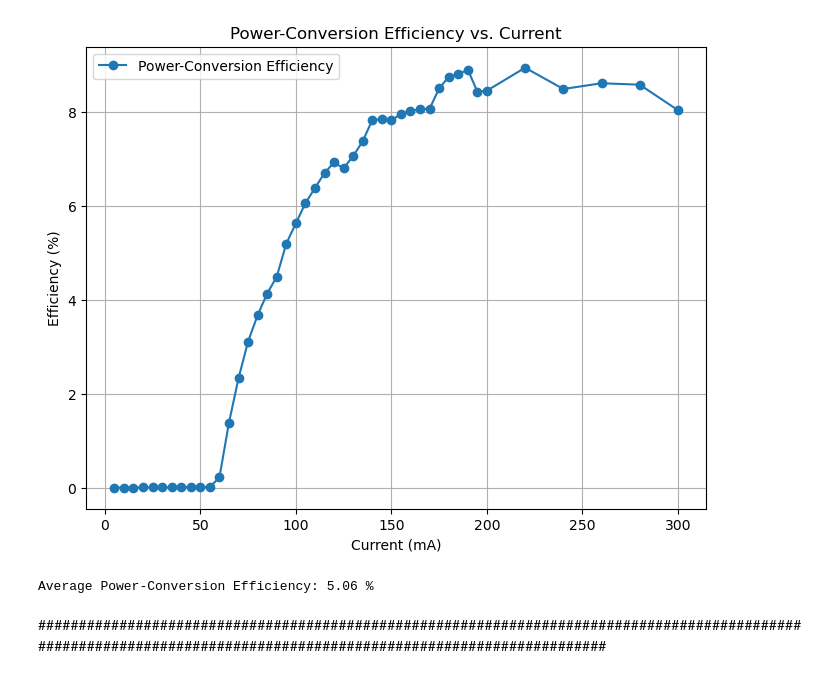
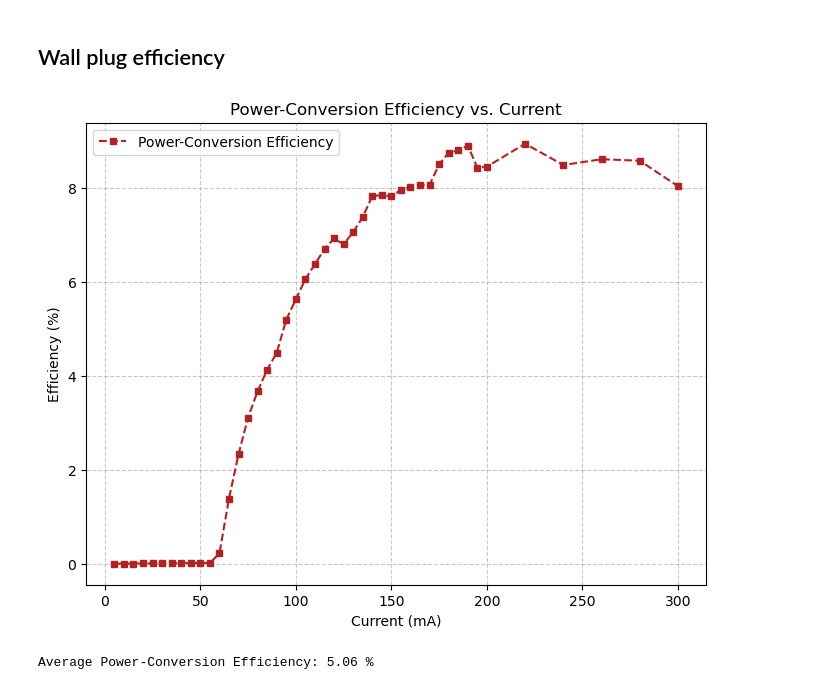
Before and after one commit to sdracia/Q-OpticsLaser, a Jupyter notebook: lab4/analysis.ipynb, the cells around one changed output. Saved outputs shown, nothing was run; the diff lists cells and outputs as text; code cells hidden in the pictures.

```diff
--- a/lab4/analysis.ipynb
+++ b/lab4/analysis.ipynb
@@ -71,37 +97,37 @@ c: 0.63
+# %% [markdown]
+## Wall plug efficiency
 # %%
 import pandas as pd
 import matplotlib.pyplot as plt
 
 # Load the dataset
 file_path = '/home/sdruci/Q-OpticsLaser/lab4/Mod_Laser_emission_DL_ECLSFL1550S.xlsx'
 data = pd.read_excel(file_path, sheet_name='Foglio1')
 
 # Extract relevant columns
 current = data['Current (mA)'] * 1e-3  # Convert to amperes
 voltage = data['Voltage drop (V)']  # In volts
 output_power = data['Output power (mW)'] * 1e-3  # Convert to watts
 
 # Calculate electrical input power
 electrical_power = voltage * current  # In watts
 
 # Calculate power-conversion efficiency
 efficiency = output_power / electrical_power  # Ratio (unitless)
 
 # Plot efficiency vs. current
 plt.figure(figsize=(8, 6))
-plt.plot(current * 1e3, efficiency * 100, marker='o', label='Power-Conversion Efficiency')
+plt.plot(current * 1e3, efficiency * 100, "s--", color="firebrick", label='Power-Conversion Efficiency', markersize = 4)
 plt.title('Power-Conversion Efficiency vs. Current')
 plt.xlabel('Current (mA)')
 plt.ylabel('Efficiency (%)')
-plt.grid()
+plt.grid(True, linestyle="--", alpha=0.7)
 plt.legend()
 plt.show()
 
 # Print average efficiency
 average_efficiency = efficiency.mean() * 100  # Convert to percentage
 print(f'Average Power-Conversion Efficiency: {average_efficiency:.2f} %')
 # %% [output]
-[figure, old version]
+[figure, new version]
 Average Power-Conversion Efficiency: 5.06 %
-# %% [markdown]
-####################################################################################################################################################################
```
Also changed, not shown: parts of 7 cells of this notebook, 9 other files.
